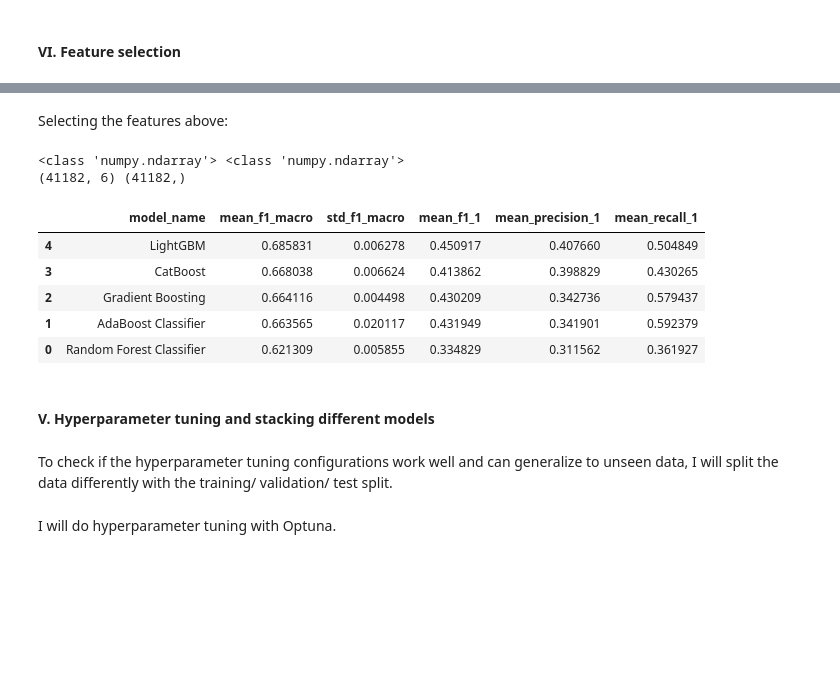
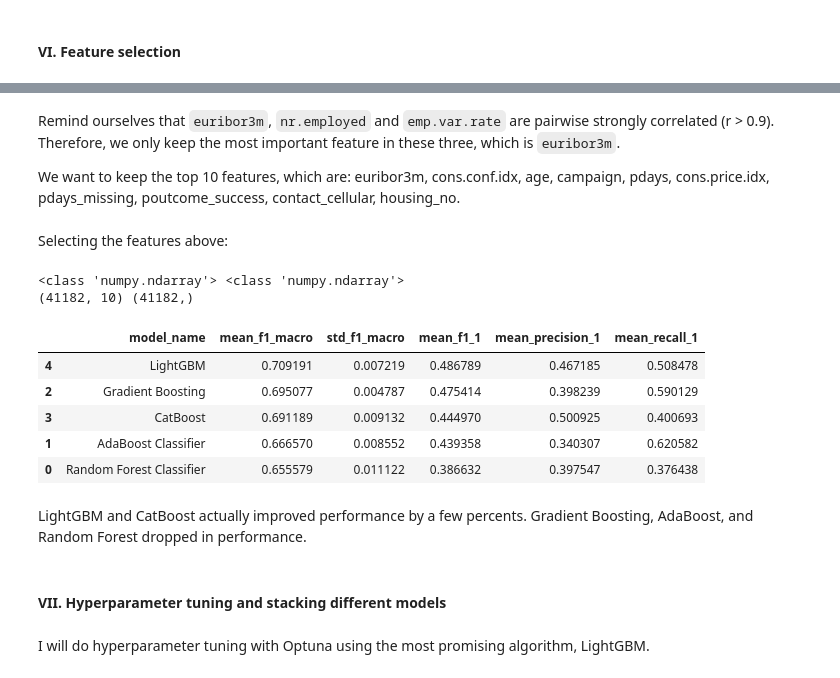
Before and after one commit to thaianle/bank-marketing, a Jupyter notebook: bank-marketing.ipynb, the cells around one changed output, grey strips where cells are left out. Saved outputs shown, nothing was run; the diff lists cells and outputs as text; code cells hidden in the pictures; blank space fills up the shorter version.

Commit message:
Make hyperparameter tuning work (?)

````diff
--- a/bank-marketing.ipynb
+++ b/bank-marketing.ipynb
@@ -949,8 +949,9 @@ my_seed = 275225
 # %% [markdown]
 First, I will test different classification models on the dataset with scikit-learn's default hyperparameters without any tuning involved. I have written a function called ```result_table``` that can return the necessary metrics of many classification models at once and output the result(s) as a meaningful table/DataFrame.
 # %%
-def result_table(model_name, model, output_result = True):
-    """The parameter output_result should be either True or False."""
+def result_table(model_name, model, feature = X, target = y, output_result = True):
+    """The parameter output_result should be either True or False.
+    If no X (feature set) and y (target set) are specified, the function assumes that X and y are the original feature set and training set of the data."""
 
     f1_macro = []
     f1_1 = []
@@ -959,10 +960,10 @@ def result_table(model_name, model, output_result = True):
 
     # https://stackoverflow.com/questions/48417867/access-to-numbers-in-classification-report-sklearn
 
-    for train_index, test_index in stratified_kf.split(X, y):
+    for train_index, test_index in stratified_kf.split(feature, target):
         # Extract the training set and test set with StratifiedKFold
-        X_train, X_test = X[train_index], X[test_index]
-        y_train, y_test = y[train_index], y[test_index]
+        X_train, X_test = feature[train_index], feature[test_index]
+        y_train, y_test = target[train_index], target[test_index]
 
         # Scale features for faster convergence
         # Oversampling with SMOTE to address class imbalance
@@ -1175,45 +1286,53 @@ Some other features deemed as important by some models, but not most of the mode
+# %% [markdown]
+Remind ourselves that ```euribor3m```, ```nr.employed``` and ```emp.var.rate``` are pairwise strongly correlated (r > 0.9). Therefore, we only keep the most important feature in these three, which is ```euribor3m```.
+
+We want to keep the top 10 features, which are: euribor3m, cons.conf.idx, age, campaign, pdays, cons.price.idx, pdays_missing, poutcome_success, contact_cellular, housing_no.
 # %% [markdown]
 Selecting the features above:
 # %%
 # Split the DataFrame into feature and target variables
-X = bank_marketing_features[['nr.employed', 'campaign', 'housing_yes', 'age', 'marital_married', 'contact_telephone']].values
+X_new = bank_marketing_features[['euribor3m', 'cons.conf.idx', 'age', 'campaign', 'pdays',
+                             'cons.price.idx', 'pdays_missing', 'poutcome_success', 'contact_cellular', 'housing_no']].values
 
 # Encode the target variable (originally "yes/no")
 label_enc = LabelEncoder()
-y = label_enc.fit_transform(bank_marketing['y'])
+y_new = label_enc.fit_transform(bank_marketing['y'])
 
 # Check if they are NumPy arrays
-print(type(X), type(y))
-print(X.shape, y.shape)
+print(type(X_new), type(y_new))
+print(X_new.shape, y_new.shape)
 # %% [output]
 <class 'numpy.ndarray'> <class 'numpy.ndarray'>
-(41182, 6) (41182,)
+(41182, 10) (41182,)
+# %%
+# Train test split again
+X_train_new, X_test_new, y_train_new, y_test_new = train_test_split(X_new, y_new, test_size = 0.2, random_state = my_seed, stratify = y)
 # %%
 # Run the results again with the top 5 models
 # Note that X and y have been defined differently
 
 model_list = [('Random Forest Classifier', RandomForestClassifier(random_state = my_seed)),
               ('AdaBoost Classifier', AdaBoostClassifier(random_state = my_seed)),
               ('Gradient Boosting', GradientBoostingClassifier(random_state = my_seed)),
               ('CatBoost', CatBoostClassifier(random_state = my_seed, verbose = False)), # suppress CatBoost updates on its learning process
               ('LightGBM', lgb.LGBMClassifier(random_state = my_seed, verbose = -1))] # suppress LightGBM updates on its learning process
 
-entire_results = pd.concat([result_table(model_name, model) for model_name, model in model_list], ignore_index = True)
+entire_results = pd.concat([result_table(model_name, model, feature = X_train_new, target = y_train_new) for model_name, model in model_list], ignore_index = True)
 entire_results = entire_results.sort_values(['mean_f1_macro', 'std_f1_macro'], ascending = [False, True])
 entire_results
 # %% [output]
 |  | model_name | mean_f1_macro | std_f1_macro | mean_f1_1 | mean_precision_1 | mean_recall_1 |
-| 4 | LightGBM | 0.685831 | 0.006278 | 0.450917 | 0.407660 | 0.504849 |
-| 3 | CatBoost | 0.668038 | 0.006624 | 0.413862 | 0.398829 | 0.430265 |
-| 2 | Gradient Boosting | 0.664116 | 0.004498 | 0.430209 | 0.342736 | 0.579437 |
-| 1 | AdaBoost Classifier | 0.663565 | 0.020117 | 0.431949 | 0.341901 | 0.592379 |
-| 0 | Random Forest Classifier | 0.621309 | 0.005855 | 0.334829 | 0.311562 | 0.361927 |
+| 4 | LightGBM | 0.709191 | 0.007219 | 0.486789 | 0.467185 | 0.508478 |
+| 2 | Gradient Boosting | 0.695077 | 0.004787 | 0.475414 | 0.398239 | 0.590129 |
+| 3 | CatBoost | 0.691189 | 0.009132 | 0.444970 | 0.500925 | 0.400693 |
+| 1 | AdaBoost Classifier | 0.666570 | 0.008552 | 0.439358 | 0.340307 | 0.620582 |
+| 0 | Random Forest Classifier | 0.655579 | 0.011122 | 0.386632 | 0.397547 | 0.376438 |
+# %% [markdown]
+LightGBM and CatBoost actually improved performance by a few percents. Gradient Boosting, AdaBoost, and Random Forest dropped in performance.
 # %% [markdown]
-#### V. Hyperparameter tuning and stacking different models
+#### VII. Hyperparameter tuning and stacking different models
-# %% [markdown]
-To check if the hyperparameter tuning configurations work well and can generalize to unseen data, I will split the data differently with the training/ validation/ test split.
 # %% [markdown]
-I will do hyperparameter tuning with Optuna.
+I will do hyperparameter tuning with Optuna using the most promising algorithm, LightGBM.
 # %%
 import optuna
 from optuna.samplers import TPESampler
````
Also changed, not shown: parts of 30 cells of this notebook, 20 other files.
